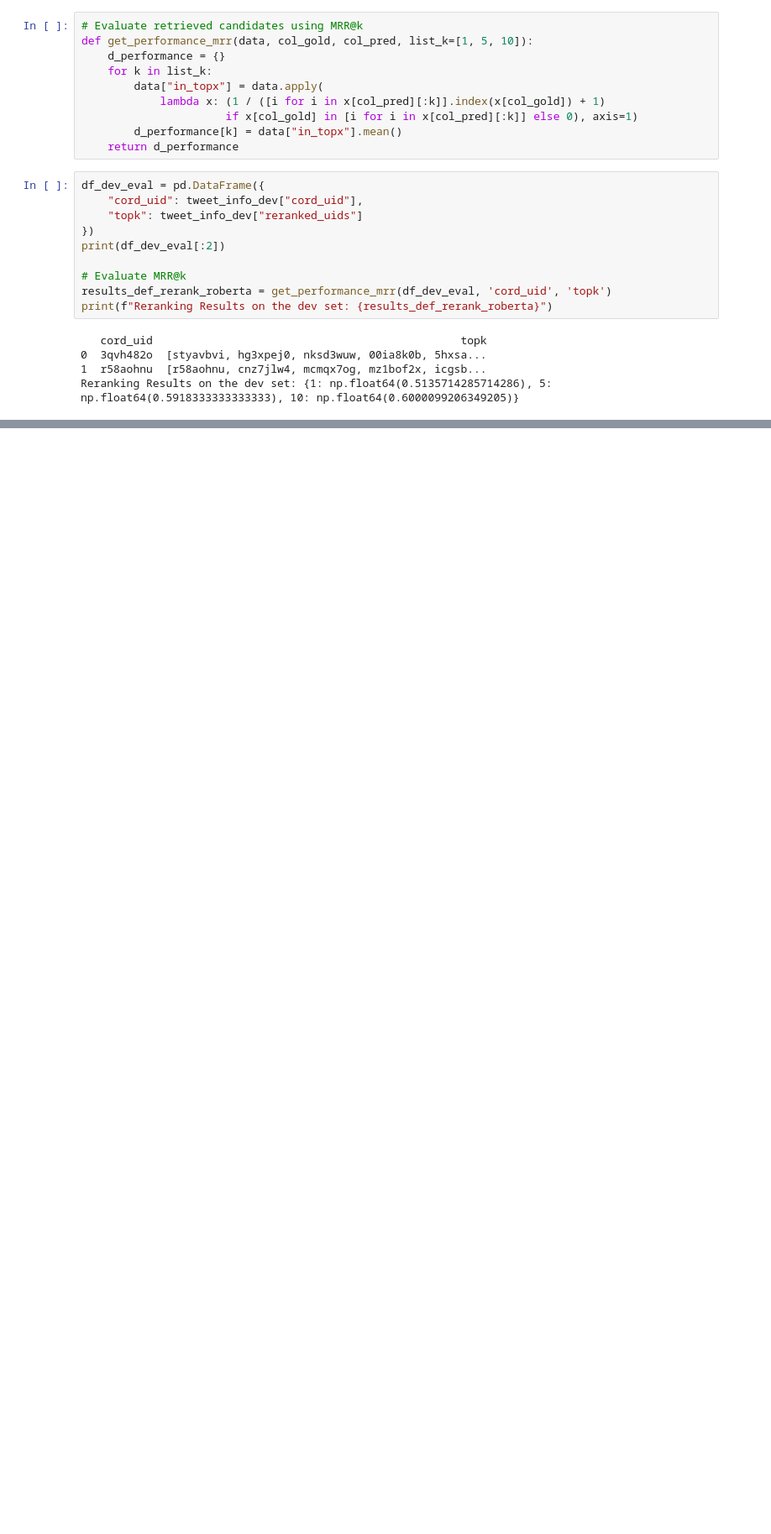
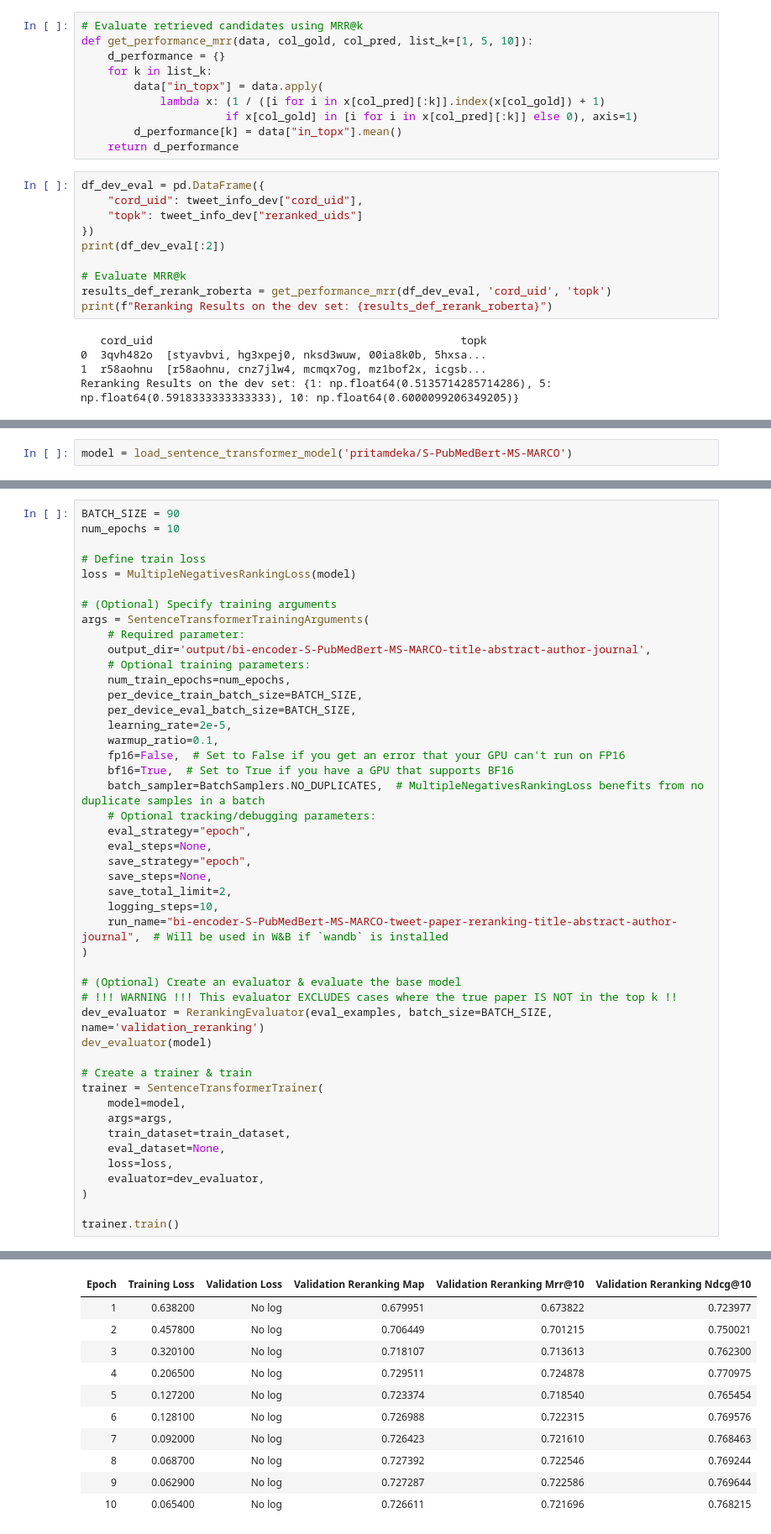
Before and after one commit to Maustrian3/CLEF2025-4b, a Jupyter notebook: task4/subtask_4b/neural_reranking/neural_reranking.ipynb, the cells around one changed output, grey strips where cells are left out. Shown: that part at 84% size. Cells and saved outputs as stored; diff of their text form; blank space fills up the shorter version.

```diff
--- a/task4/subtask_4b/neural_reranking/neural_reranking.ipynb
+++ b/task4/subtask_4b/neural_reranking/neural_reranking.ipynb
@@ -562,0 +761,2 @@ Reranking Results on the dev set: {1: np.float64(0.5135714285714286), 5: np.floa
+# %%
+model = load_sentence_transformer_model('pritamdeka/S-PubMedBert-MS-MARCO')
@@ -562,0 +765,47 @@ Reranking Results on the dev set: {1: np.float64(0.5135714285714286), 5: np.floa
+# %%
+BATCH_SIZE = 90
+num_epochs = 10
+
+# Define train loss
+loss = MultipleNegativesRankingLoss(model)
+
+# (Optional) Specify training arguments
+args = SentenceTransformerTrainingArguments(
+    # Required parameter:
+    output_dir='output/bi-encoder-S-PubMedBert-MS-MARCO-title-abstract-author-journal',
+    # Optional training parameters:
+    num_train_epochs=num_epochs,
+    per_device_train_batch_size=BATCH_SIZE,
+    per_device_eval_batch_size=BATCH_SIZE,
+    learning_rate=2e-5,
+    warmup_ratio=0.1,
+    fp16=False,  # Set to False if you get an error that your GPU can't run on FP16
+    bf16=True,  # Set to True if you have a GPU that supports BF16
+    batch_sampler=BatchSamplers.NO_DUPLICATES,  # MultipleNegativesRankingLoss benefits from no duplicate samples in a batch
+    # Optional tracking/debugging parameters:
+    eval_strategy="epoch",
+    eval_steps=None,
+    save_strategy="epoch",
+    save_steps=None,
+    save_total_limit=2,
+    logging_steps=10,
+    run_name="bi-encoder-S-PubMedBert-MS-MARCO-tweet-paper-reranking-title-abstract-author-journal",  # Will be used in W&B if `wandb` is installed
+)
+
+# (Optional) Create an evaluator & evaluate the base model
+# !!! WARNING !!! This evaluator EXCLUDES cases where the true paper IS NOT in the top k !!
+dev_evaluator = RerankingEvaluator(eval_examples, batch_size=BATCH_SIZE, name='validation_reranking')
+dev_evaluator(model)
+
+# Create a trainer & train
+trainer = SentenceTransformerTrainer(
+    model=model,
+    args=args,
+    train_dataset=train_dataset,
+    eval_dataset=None,
+    loss=loss,
+    evaluator=dev_evaluator,
+)
+
+trainer.train()
+# %% [output]
@@ -562,0 +813,11 @@ Reranking Results on the dev set: {1: np.float64(0.5135714285714286), 5: np.floa
+| Epoch | Training Loss | Validation Loss | Validation Reranking Map | Validation Reranking Mrr@10 | Validation Reranking Ndcg@10 |
+| 1 | 0.638200 | No log | 0.679951 | 0.673822 | 0.723977 |
+| 2 | 0.457800 | No log | 0.706449 | 0.701215 | 0.750021 |
+| 3 | 0.320100 | No log | 0.718107 | 0.713613 | 0.762300 |
+| 4 | 0.206500 | No log | 0.729511 | 0.724878 | 0.770975 |
+| 5 | 0.127200 | No log | 0.723374 | 0.718540 | 0.765454 |
+| 6 | 0.128100 | No log | 0.726988 | 0.722315 | 0.769576 |
+| 7 | 0.092000 | No log | 0.726423 | 0.721610 | 0.768463 |
+| 8 | 0.068700 | No log | 0.727392 | 0.722546 | 0.769244 |
+| 9 | 0.062900 | No log | 0.727287 | 0.722586 | 0.769644 |
+| 10 | 0.065400 | No log | 0.726611 | 0.721696 | 0.768215 |
```
Also changed, not shown: parts of 39 cells of this notebook.
